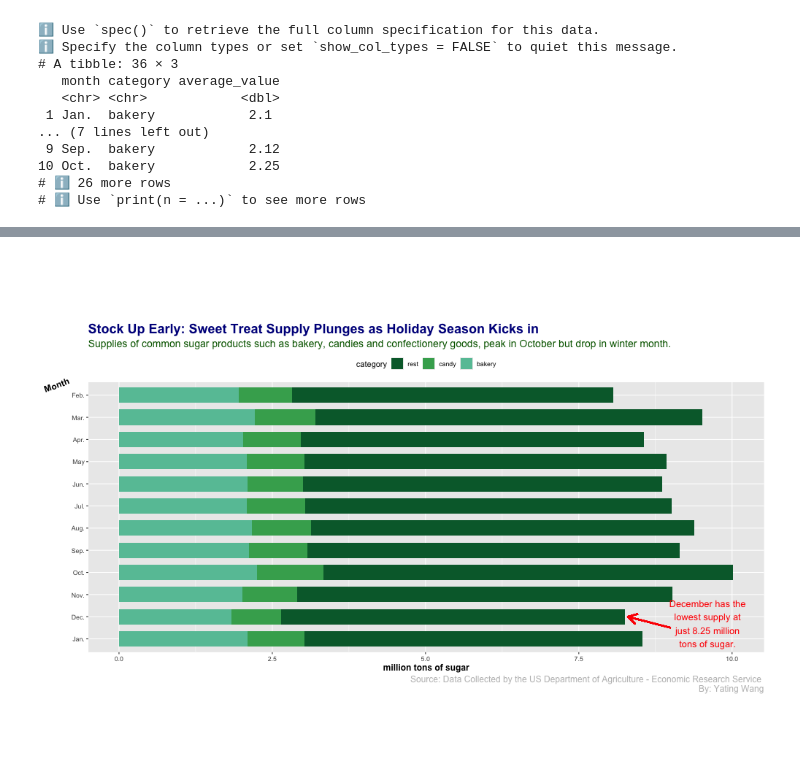
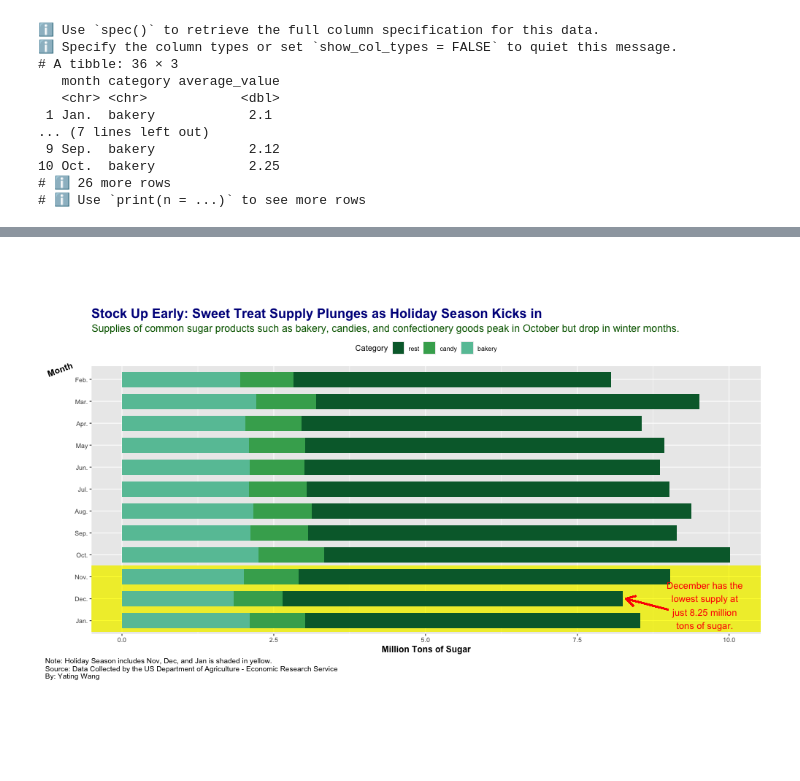
Before and after one commit to yatingw24/In-One-Chart, a Jupyter notebook: In_One_Chart.ipynb, the cells around one changed output, grey strips where cells are left out. Drawn from its saved outputs; the diff is of its cells as text; code cells hidden in the pictures.

```diff
--- a/In_One_Chart.ipynb
+++ b/In_One_Chart.ipynb
@@ -85,35 +83,42 @@ require('stringr')
 # %%
 %%R -w 1000 -h 700
 
+
 ggplot(df) +
+    # **Subtle light yellow shading behind bars for Holiday Season (Oct-Dec)**
+    geom_rect(aes(xmin = -Inf, xmax = Inf, ymin = 0.5, ymax = 3.5),
+              fill = "yellow", alpha = 0.05) +
+
     aes(x = average_value, y = month, fill = category) +
     geom_col(position = "stack", width = 0.7) +
     scale_fill_manual(values = c("bakery" = "#66c2a5", "candy" = "#41ab5d", "rest" = "#006837")) +
     labs(
         title = "Stock Up Early: Sweet Treat Supply Plunges as Holiday Season Kicks in",
-        subtitle = "Supplies of common sugar products such as bakery, candies and confectionery goods, peak in October but drop in winter month.",
-        x = "million tons of sugar",
+        subtitle = "Supplies of common sugar products such as bakery, candies, and confectionery goods peak in October but drop in winter months.",
+        x = "Million Tons of Sugar",
         y = "Month",
-        caption = "Source: Data Collected by the US Department of Agriculture - Economic Research Service \nBy: Yating Wang",
-        fill = "category"
+        caption = "Note: Holiday Season includes Nov, Dec, and Jan is shaded in yellow. \nSource: Data Collected by the US Department of Agriculture - Economic Research Service \nBy: Yating Wang",
+        fill = "Category"
     ) +
     theme(
         plot.title = element_text(face = "bold", size = 18, color = "darkblue"),
         plot.subtitle = element_text(size = 14, color = "darkgreen"),
-        plot.caption = element_text(size = 12, color = "gray"),  # Added missing comma
-        axis.title.x = element_text(face = "bold", size = 12,),
+        plot.caption = element_text(size = 10, color = "black", hjust = 0),
+        plot.caption.position = "plot",
+        plot.margin = margin(10, 10, 50, 10),
+        axis.title.x = element_text(face = "bold", size = 12),
         axis.title.y = element_text(face = "bold", size = 12, angle = 20),
         legend.position = "top",
         aspect.ratio = 0.4
     ) +
     annotate("text", x = 9.6, y = 1.7,
              label = str_wrap("December has the lowest supply at just 8.25 million tons of sugar.", width = 20),
              color = "red", size = 4.5) +
     geom_segment(
         aes(x = 9, xend = 8.3, y = 1.5, yend = 2),
         arrow = arrow(length = unit(0.2, "inches")),
         color = "red",
         linewidth = 1
     )
 # %% [output]
-[figure, old version]
+[figure, new version]
```
Also changed, not shown: parts of 2 cells of this notebook.
